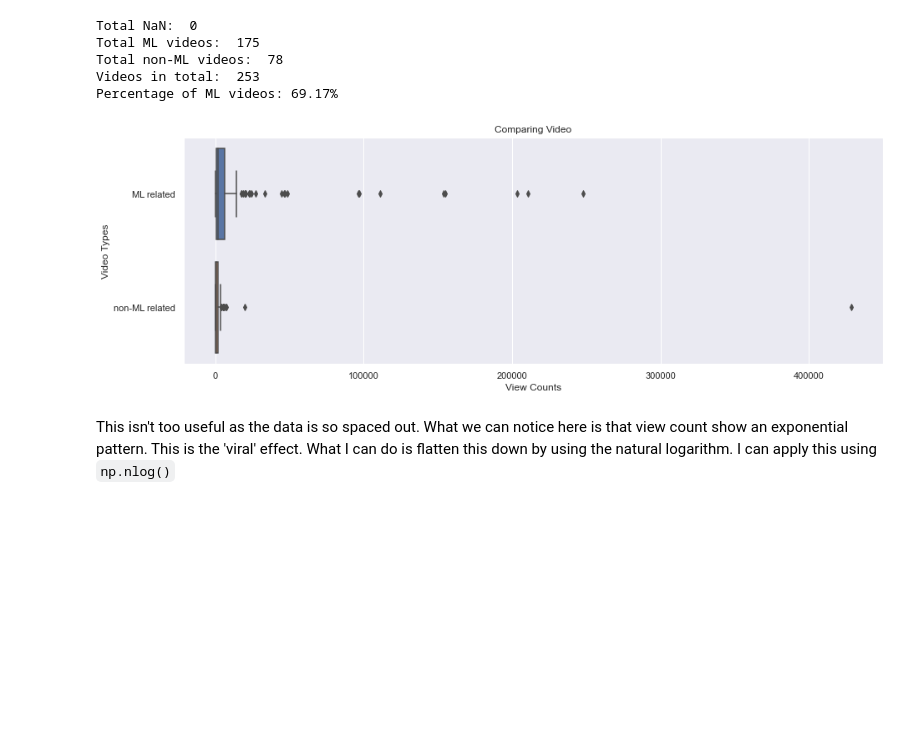
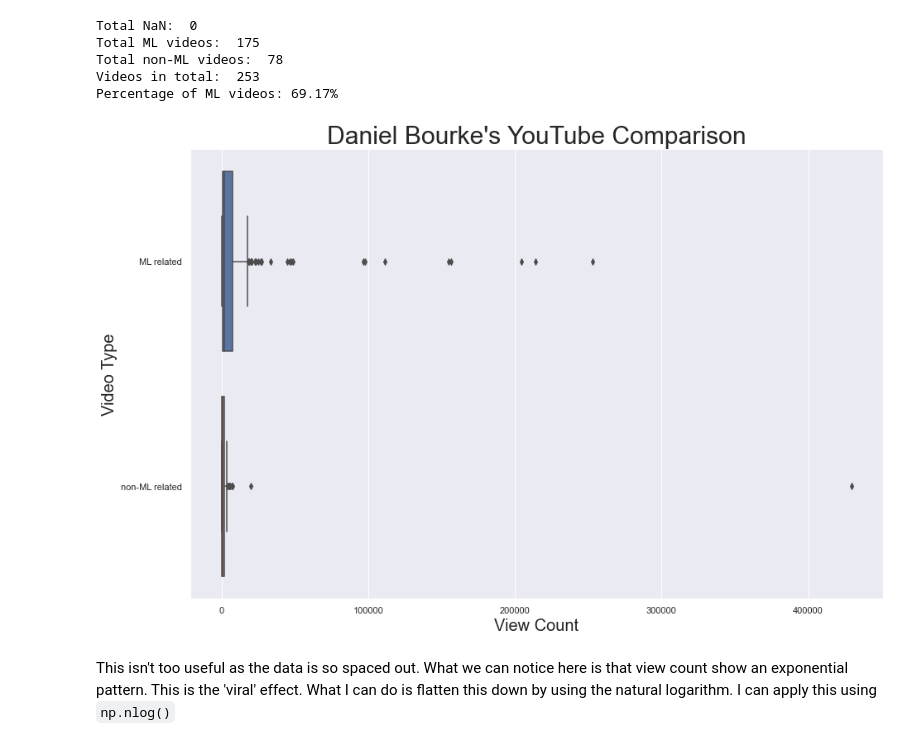
Before and after one commit to shivan-s/MrBourkeYoutubeStats, a Jupyter notebook: MrBourkeYoutubeStats.ipynb, the cells around one changed output. Cells and saved outputs as stored; diff of their text form; code cells hidden in the pictures; blank space fills up the shorter version.

```diff
--- a/MrBourkeYoutubeStats.ipynb
+++ b/MrBourkeYoutubeStats.ipynb
@@ -234,11 +232,9 @@ We can confirm this change running `dtypes()` again.
 # %%
 df1 = df[['snippet.title', 'snippet.tags', 'contentDetails.duration',
        'statistics.viewCount', 'statistics.likeCount', 'statistics.dislikeCount',
-        'statistics.commentCount', 'snippet.publishedAt']]
+        'statistics.commentCount', 'snippet.publishedAt','snippet.description']]
 
 df1 = df1.astype({'statistics.viewCount': 'float'})
 df1 = df1.astype({'statistics.likeCount': 'float'})
 df1 = df1.astype({'statistics.dislikeCount': 'float'})
 df1 = df1.astype({'statistics.commentCount': 'float'})
-
-df1.dtypes
@@ -254,0 +243,3 @@ dtype: object
+# %%
+df1['snippet.publishedAt_REFORMATED'] = df1['snippet.publishedAt'].apply(lambda x : datetime.strptime(x, '%Y-%m-%dT%H:%M:%SZ'))
+df1['contentDetails.duration_REFORMATED'] = df1['contentDetails.duration'].apply(lambda x : isodate.parse_duration(x)) # Turns ISO8061 into duration that can be utilised by python
@@ -376,18 +390,24 @@ Percentage of ML videos: 69.17%
 # %%
 MLds = df1[df1['isMachineLearning']==True]['statistics.viewCount'] # create dataseries of view counts for ML related videos
 nonMLds = df1[df1['isMachineLearning']==False]['statistics.viewCount']
 
 d = {'ML related': MLds.values, 'non-ML related': nonMLds.values} # creating a dictionary to title data
 d = pd.DataFrame.from_dict(d, orient='index') # dataseries have different shape or 'sizes', pandas will add NaN to make series same size
 
 data = d.transpose()
+
+plt.figure(figsize=(15,10))
 sns.set(style='darkgrid')
-plt.figure(figsize=(15,5))
 ax = sns.boxplot(data=data, orient='h')
-ax.set(xlabel='View Counts', ylabel='Video Types', title='Comparing Video',)
+
+ax.set_title("Daniel Bourke's YouTube Comparison", fontsize=30)
+ax.set_xlabel('View Count', fontsize=20)
+ax.set_ylabel('Video Type', fontsize=20)
+
+
 plt.show()
 # %% [output]
-[figure, old version]
+[figure, new version]
 # %% [markdown]
 This isn't too useful as the data is so spaced out. What we can notice here is that view count show an exponential pattern. This is the 'viral' effect. What I can do is flatten this down by using the natural logarithm. I can apply this using `np.nlog()`
 # %%
```
Also changed, not shown: parts of 24 cells of this notebook, 1 other file.
